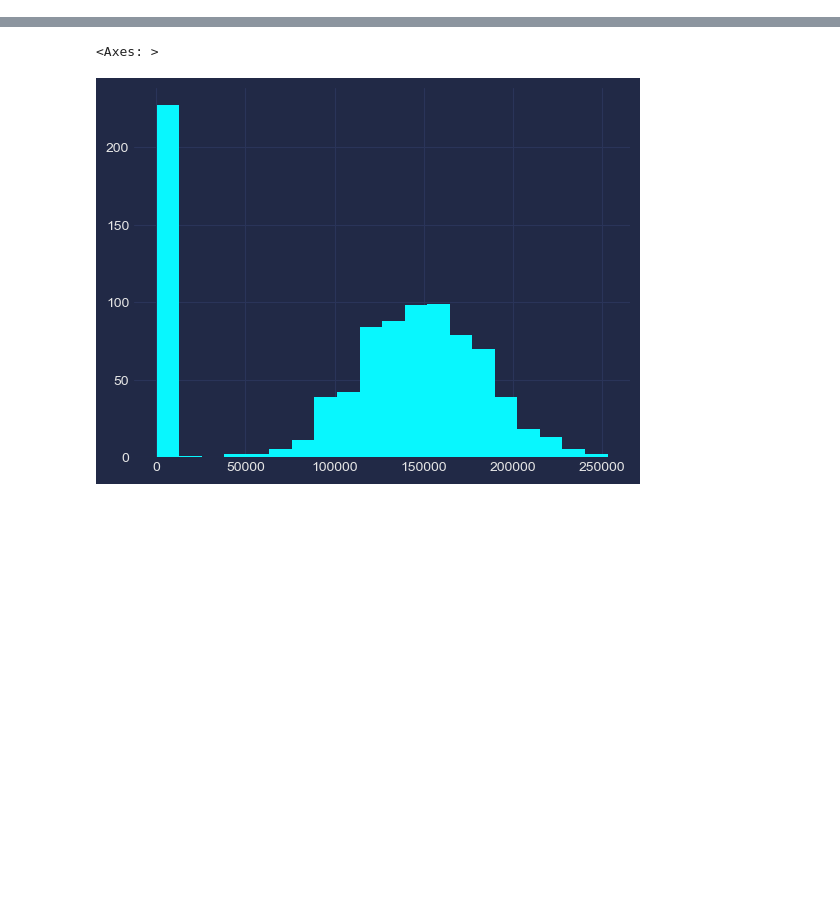
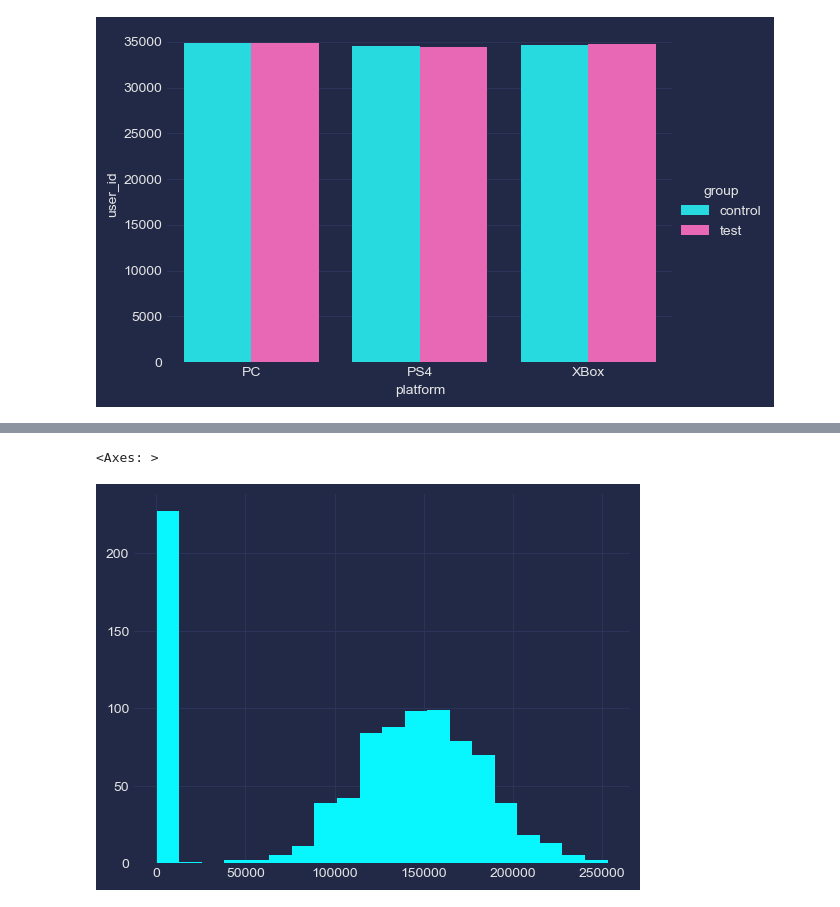
Before and after one commit to philippkuch/data_analyst_projects, a Jupyter notebook: ARPU_gamedev_AB-test.ipynb, the cells around one changed output, grey strips where cells are left out. Cells and saved outputs as stored; diff of their text form; code cells hidden in the pictures; blank space fills up the shorter version.

```diff
--- a/ARPU_gamedev_AB-test.ipynb
+++ b/ARPU_gamedev_AB-test.ipynb
@@ -48,0 +252,15 @@ cash_value_on = cash_value[cash_value['cash'] != 0]
+# %%
+# мерджим данные о платформах пользователей и групп тестирования, левое соединение т.к. отбираем только тех, кто участвует в эксперименте
+
+ab_platforms_dist = pd.merge(abgroup, platforms, left_on='user_id', right_on='user_id')
+
+plt.style.use("cyberpunk")
+
+# группируемся по группе тестирование и платформе, выводим распределение
+
+ab_platforms_dist = ab_platforms_dist.groupby(by=['group', 'platform']).user_id.count().reset_index()
+ax = sns.catplot(x='platform', y='user_id', hue='group',
+                 data=ab_platforms_dist, kind='bar', height=4, aspect=1.5)
+plt.show()
+# %% [output]
+[figure, added]
```
Also changed, not shown: parts of 47 cells of this notebook.
